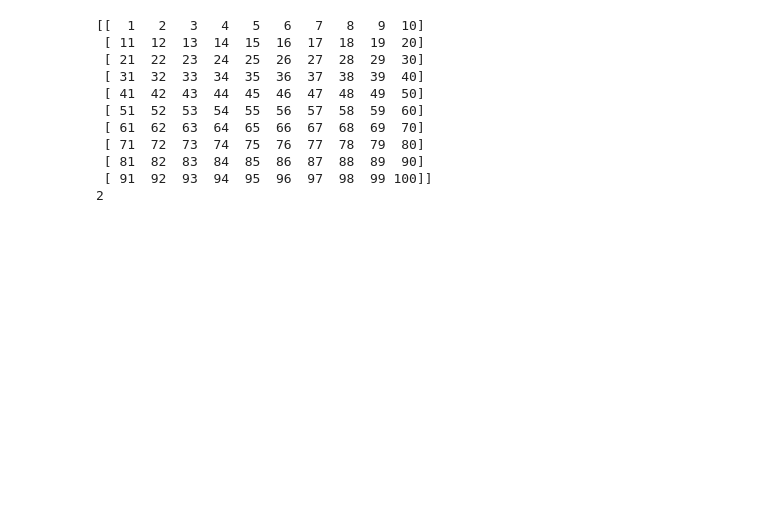
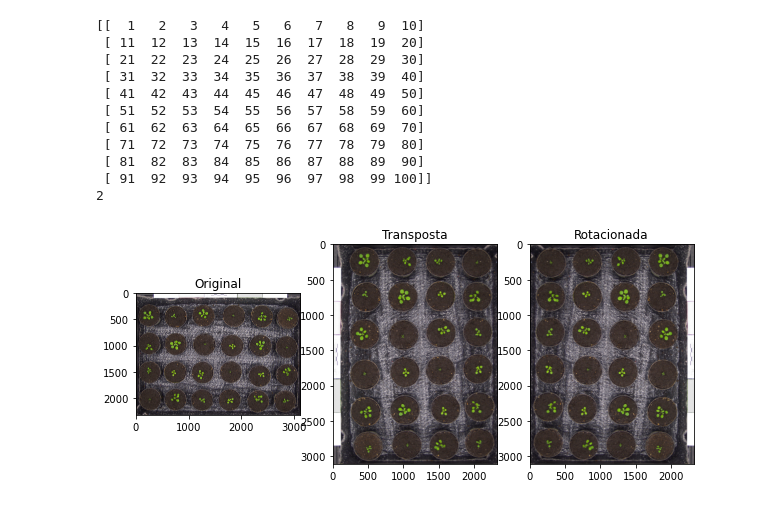
Before and after one commit to heitorc62/Estudos-Processamento-de-Imagens, a Jupyter notebook: Testes_Com_Python/ProcessandoImagensNumpy.ipynb, the cells around one changed output. Drawn from its saved outputs; the diff is of its cells as text; code cells hidden in the pictures; blank space fills up the shorter version.

```diff
--- a/Testes_Com_Python/ProcessandoImagensNumpy.ipynb
+++ b/Testes_Com_Python/ProcessandoImagensNumpy.ipynb
@@ -62,0 +69,35 @@ print(teste.ndim)
+# %%
+# Algoritmo para rotacionar uma imagem (matriz):
+
+img = np.array(Image.open('images/exemplo1.png'))
+
+degrees = 90
+
+fig = plt.figure(figsize=(10, 10))
+_ = fig.add_subplot(1, 3, 1)   # grid 1x2 1st subplot (image)
+                           # Aqui, usaremos subplots de matplotlib para mostrar a imagem antes e depois de ter sido rotacionada
+
+_ = plt.imshow(img)
+_ = plt.title("Original")
+
+img1 = img.copy()
+_ = fig.add_subplot(1, 3, 2)
+img1 = img1.transpose(1, 0, 2)
+_ = plt.imshow(img1)
+_ = plt.title("Transposta")
+
+img0 = img.copy()
+
+for i in range(degrees // 90):  # divisão inteira por 90. Aqui giraremos a figura somente em algum mútiplo de 90 graus.
+    img0 = img0.transpose(1, 0, 2)
+    for j in range(0, img0.shape[1] // 2):   #img0.shape retorna as dimensões do array (3108 linhas, 2324 colunas, 3 cores por pixel (RGB))
+                                             #img0.shape[1] retorna a quantidade de colunas, então dividimos a quantidade de colunas por 2
+        c = img0[:, j, :].copy()
+        img0[:, j, :] = img0[:, img0.shape[1]-j-1, :]  # Estamos trocando as colunas da matriz transposta. 1 com última, 2 com penultima, ...
+        img0[:, img0.shape[1]-j-1, :] = c
+
+_ = fig.add_subplot(1, 3, 3)
+_ = plt.imshow(img0)
+_ = plt.title("Rotacionada")
+# %% [output]
+[figure, added]
```
Also changed, not shown: parts of 5 cells of this notebook, 3 other files.
